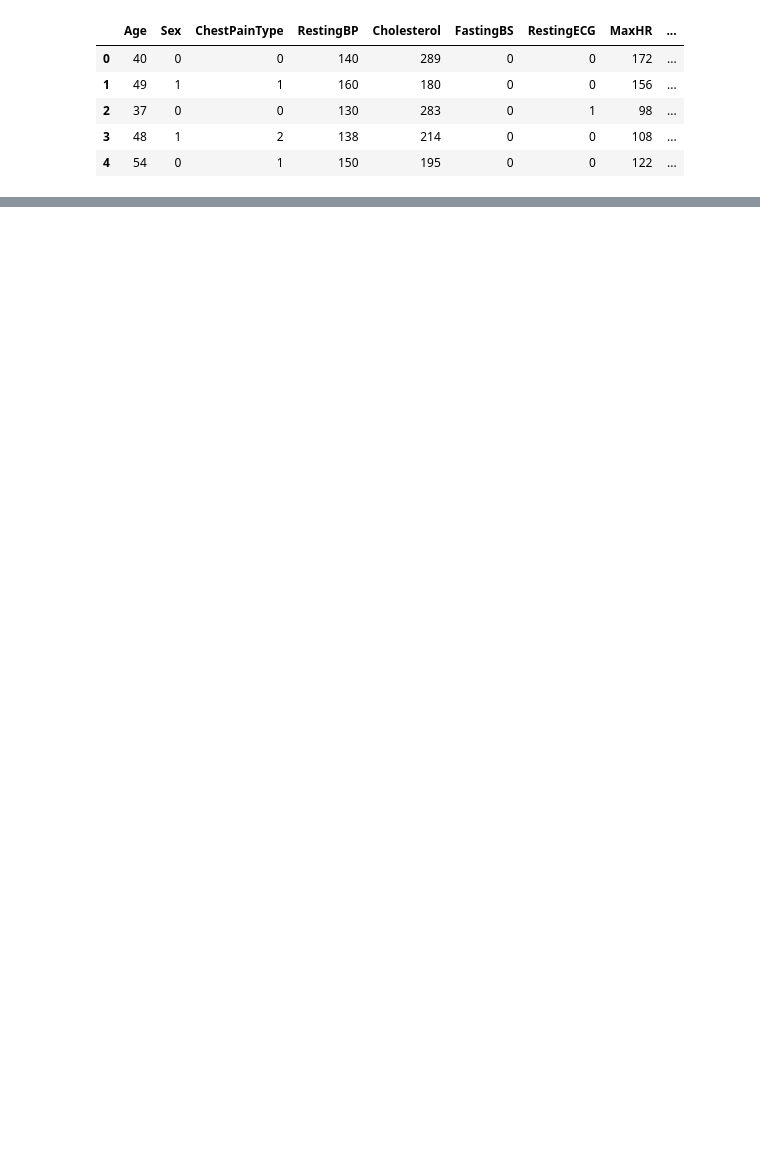
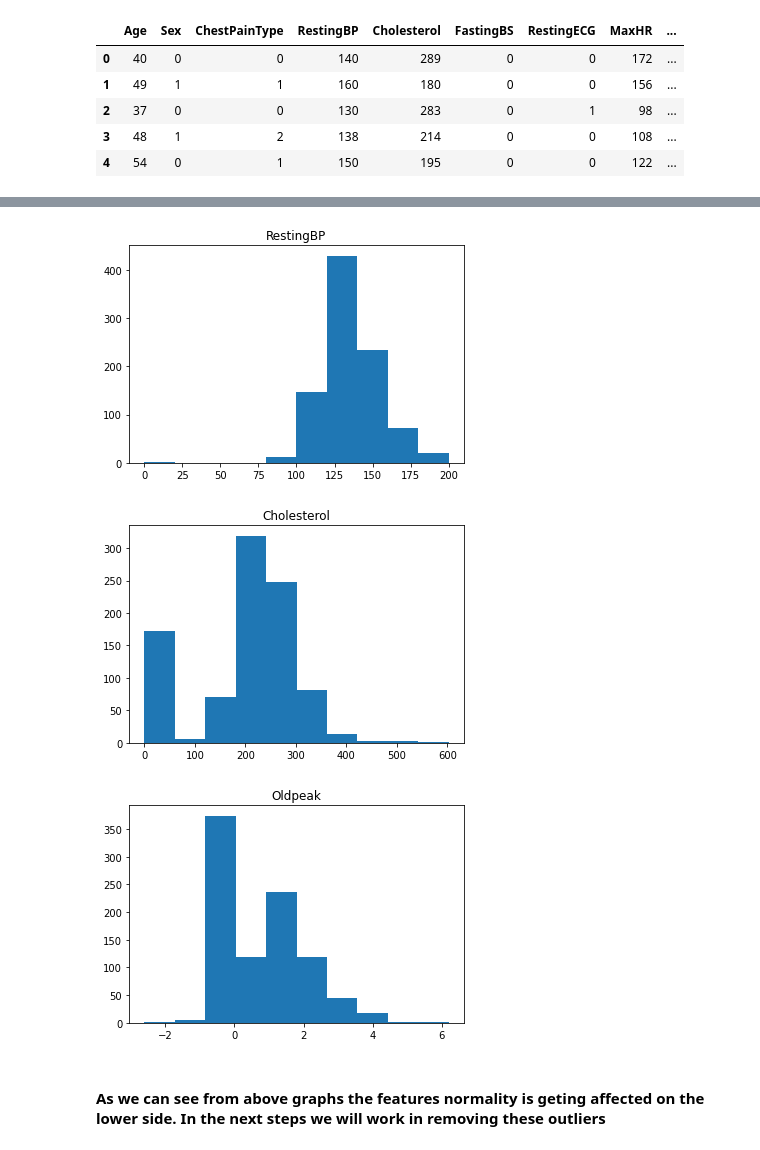
Before and after one commit to ShivanshSetia/DataScienceProject, a Jupyter notebook: Heart Failure Prediction/notebooks/modelBuilding.ipynb, the cells around one changed output, grey strips where cells are left out. Drawn from its saved outputs; the diff is of its cells as text; code cells hidden in the pictures; blank space fills up the shorter version.

```diff
--- a/Heart Failure Prediction/notebooks/modelBuilding.ipynb
+++ b/Heart Failure Prediction/notebooks/modelBuilding.ipynb
@@ -13,0 +31,4 @@ df.head()
+# %%
+outlier_cols = ["RestingBP","Cholesterol","Oldpeak"]
+for i in outlier_cols:
+    print(  df[i].describe() )
@@ -13,0 +53,11 @@ df.head()
+# %%
+for i in outlier_cols:
+    plt.hist(  df[i] )
+    plt.title(i)
+    plt.show()
+# %% [output]
+[figure, added]
+[figure, added]
+[figure, added]
+# %% [markdown]
+#### As we can see from above graphs the features normality is geting affected on the lower side. In the next steps we will work in removing these outliers
```
Also changed, not shown: parts of 5 cells of this notebook.
